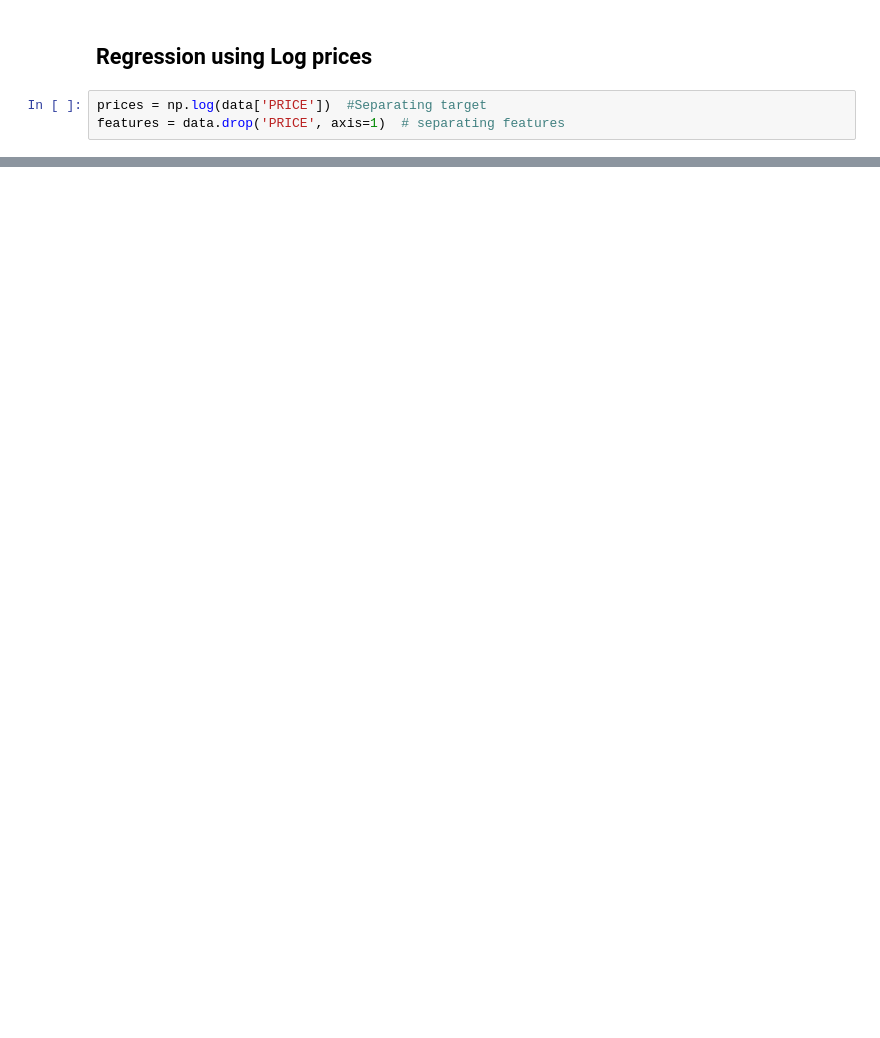
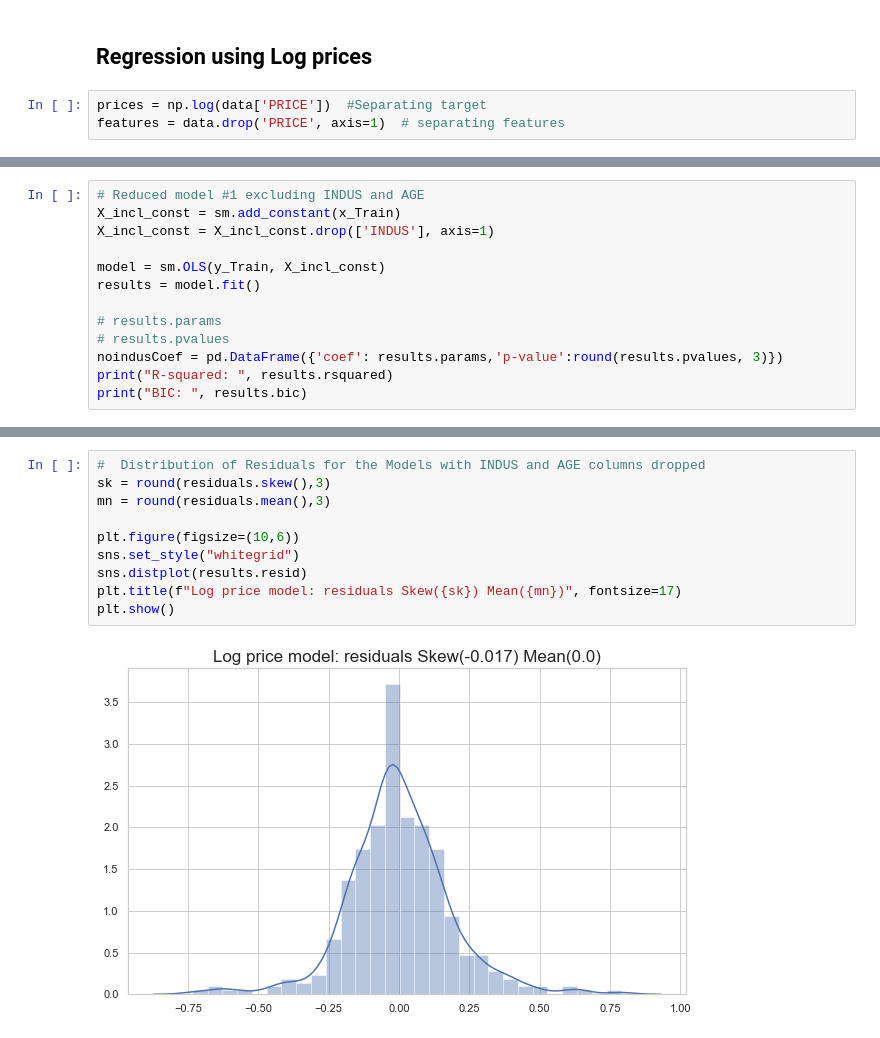
Before and after one commit to 7TRED/Basic-ML, a Jupyter notebook: Boston_DataSet.ipynb, the cells around one changed output, grey strips where cells are left out. Saved outputs shown, nothing was run; the diff lists cells and outputs as text; blank space fills up the shorter version.

```diff
--- a/Boston_DataSet.ipynb
+++ b/Boston_DataSet.ipynb
@@ -610,0 +741,13 @@ Test data r-squared:  0.7446922306260724
+# %%
+# Reduced model #1 excluding INDUS and AGE
+X_incl_const = sm.add_constant(x_Train)
+X_incl_const = X_incl_const.drop(['INDUS'], axis=1)
+
+model = sm.OLS(y_Train, X_incl_const)
+results = model.fit()
+
+# results.params
+# results.pvalues
+noindusCoef = pd.DataFrame({'coef': results.params,'p-value':round(results.pvalues, 3)})
+print("R-squared: ", results.rsquared)
+print("BIC: ", results.bic)
@@ -610,0 +852,12 @@ Test data r-squared:  0.7446922306260724
+# %%
+#  Distribution of Residuals for the Models with INDUS and AGE columns dropped
+sk = round(residuals.skew(),3)
+mn = round(residuals.mean(),3)
+
+plt.figure(figsize=(10,6))
+sns.set_style("whitegrid")
+sns.distplot(results.resid)
+plt.title(f"Log price model: residuals Skew({sk}) Mean({mn})", fontsize=17)
+plt.show()
+# %% [output]
+[figure, added]
```
Also changed, not shown: parts of 32 cells of this notebook, 1 other file.
